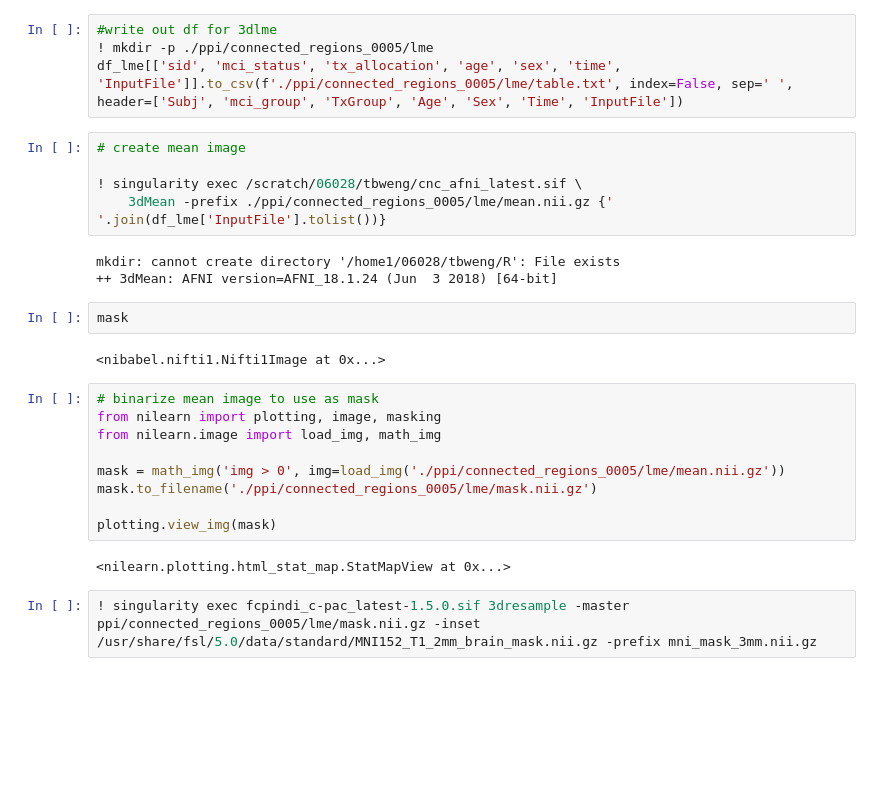
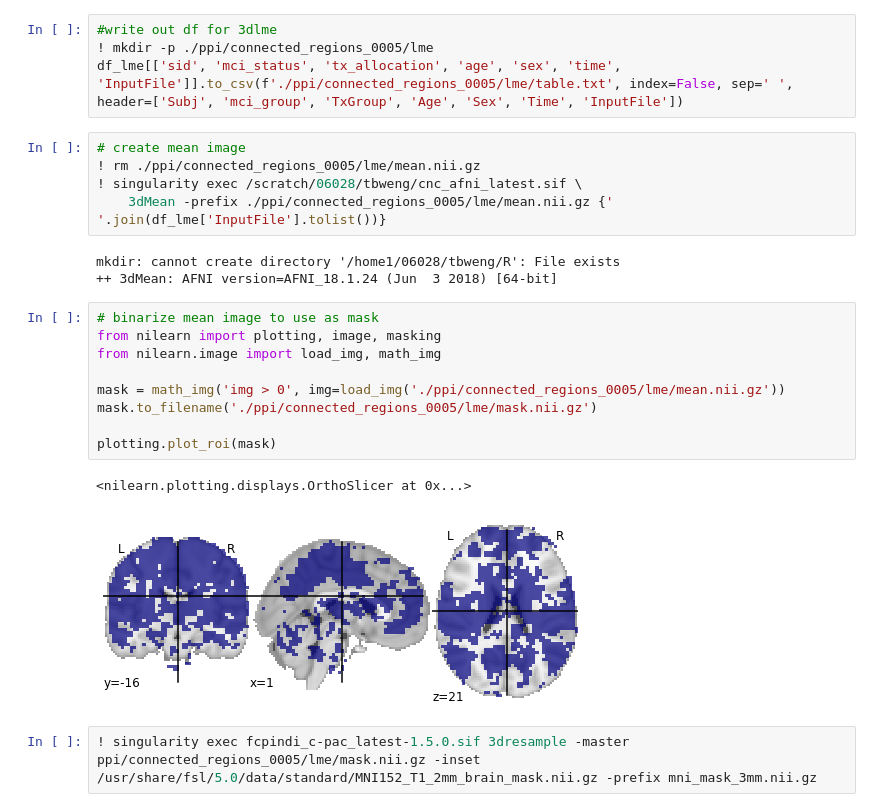
Before and after one commit to tbweng/lllt, a Jupyter notebook: lme.ipynb, the cells around one changed output. Cells and saved outputs as stored; diff of their text form; blank space fills up the shorter version.

```diff
--- a/lme.ipynb
+++ b/lme.ipynb
@@ -165,27 +165,24 @@ df_lme
 df_lme[['sid', 'mci_status', 'tx_allocation', 'age', 'sex', 'time', 'InputFile']].to_csv(f'./ppi/connected_regions_0005/lme/table.txt', index=False, sep=' ', header=['Subj', 'mci_group', 'TxGroup', 'Age', 'Sex', 'Time', 'InputFile'])
 # %%
 # create mean image
-
+! rm ./ppi/connected_regions_0005/lme/mean.nii.gz
 ! singularity exec /scratch/06028/tbweng/cnc_afni_latest.sif \
     3dMean -prefix ./ppi/connected_regions_0005/lme/mean.nii.gz {' '.join(df_lme['InputFile'].tolist())}
 # %% [output]
 mkdir: cannot create directory '/home1/06028/tbweng/R': File exists
 ++ 3dMean: AFNI version=AFNI_18.1.24 (Jun  3 2018) [64-bit]
-# %%
-mask
-# %% [output]
-<nibabel.nifti1.Nifti1Image at 0x...>
 # %%
 # binarize mean image to use as mask
 from nilearn import plotting, image, masking
 from nilearn.image import load_img, math_img
 
 mask = math_img('img > 0', img=load_img('./ppi/connected_regions_0005/lme/mean.nii.gz'))
 mask.to_filename('./ppi/connected_regions_0005/lme/mask.nii.gz')
 
-plotting.view_img(mask)
+plotting.plot_roi(mask)
 # %% [output]
-<nilearn.plotting.html_stat_map.StatMapView at 0x...>
+<nilearn.plotting.displays.OrthoSlicer at 0x...>
+[figure, added]
 # %%
 ! singularity exec fcpindi_c-pac_latest-1.5.0.sif 3dresample -master ppi/connected_regions_0005/lme/mask.nii.gz -inset /usr/share/fsl/5.0/data/standard/MNI152_T1_2mm_brain_mask.nii.gz -prefix mni_mask_3mm.nii.gz
 # %% [output]
```
Also changed, not shown: parts of 9 cells of this notebook.
